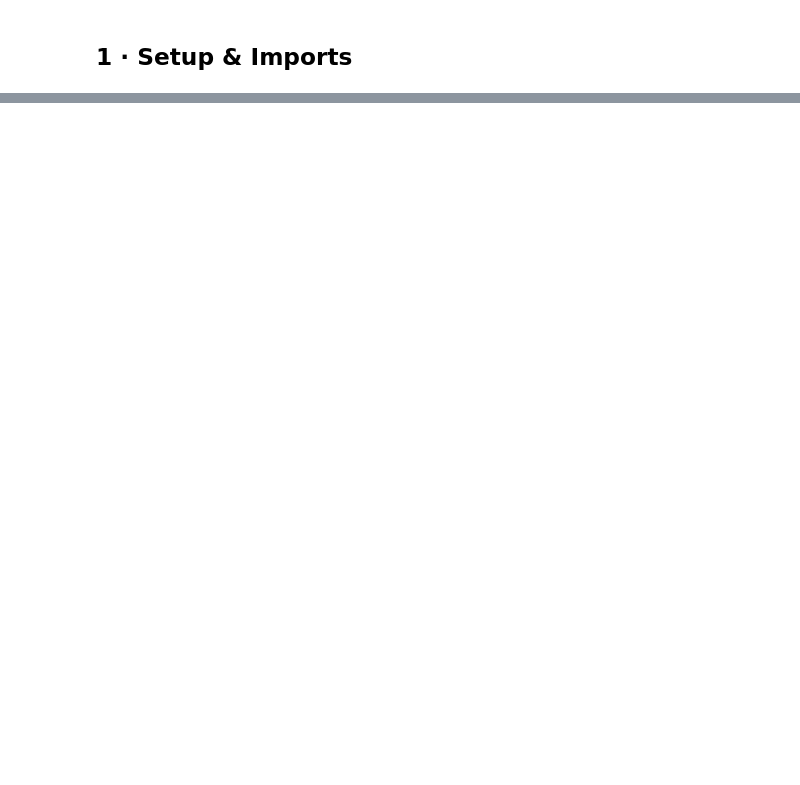
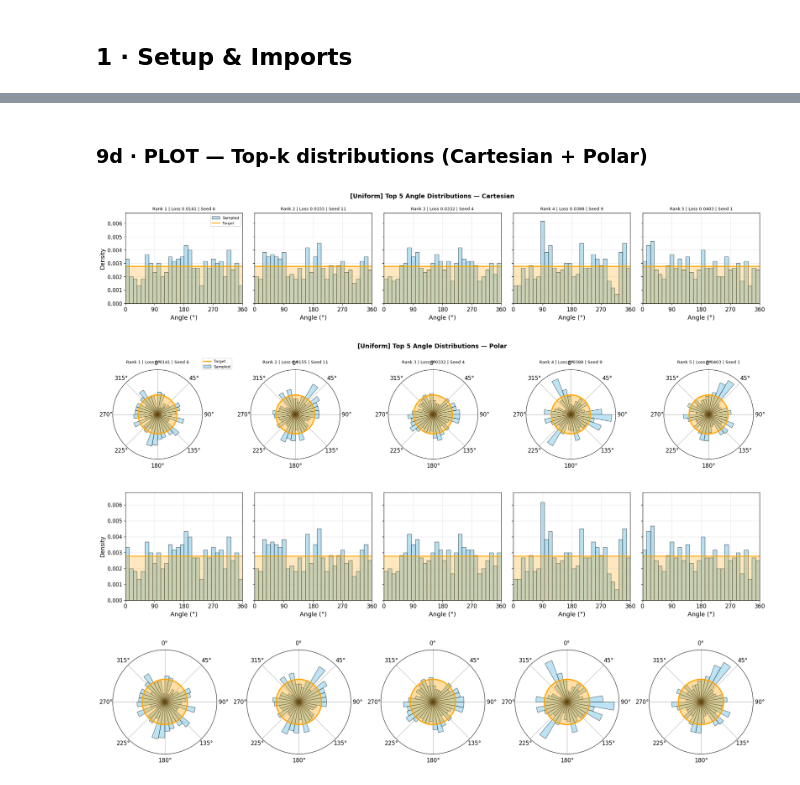
Before and after one commit to orineo1/conditional-matching-paper, a Jupyter notebook: MNIST/notebooks/MNIST_experiments.ipynb, the cells around one changed output, grey strips where cells are left out. Saved outputs shown, nothing was run; the diff lists cells and outputs as text; code cells hidden in the pictures; blank space fills up the shorter version.

```diff
--- a/MNIST/notebooks/MNIST_experiments.ipynb
+++ b/MNIST/notebooks/MNIST_experiments.ipynb
@@ -695,0 +742,9 @@ results_unimodal = run_experiment(
+# %% [markdown]
+### 9d · PLOT — Top-k distributions (Cartesian + Polar)
+# %%
+plot_top_k_distributions(payload_uniform, cond_model, top_ix_uniform, top_k_dist=5,save_no_title=True)
+# %% [output]
+[figure, added]
+[figure, added]
+[figure, added]
+[figure, added]
```
Also changed, not shown: parts of 68 cells of this notebook.
